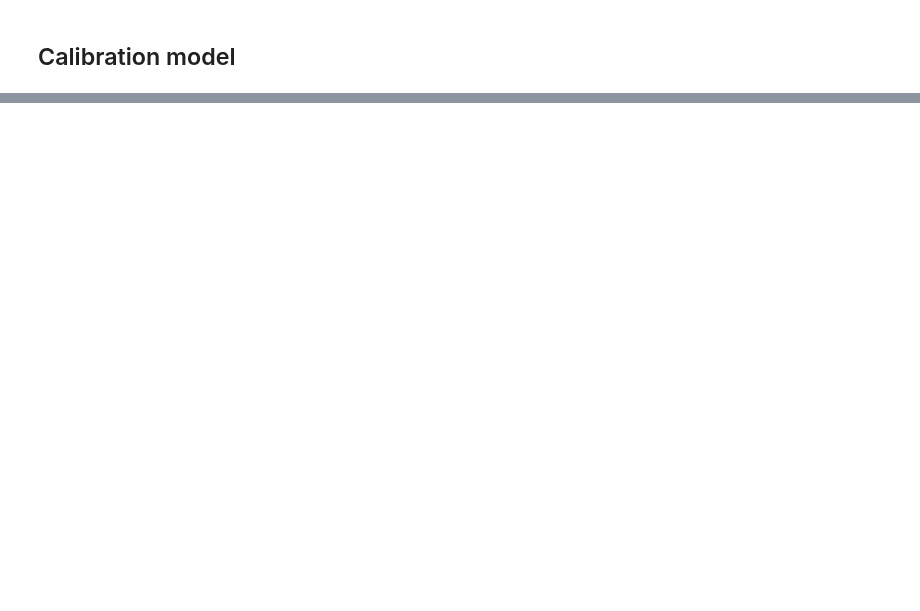
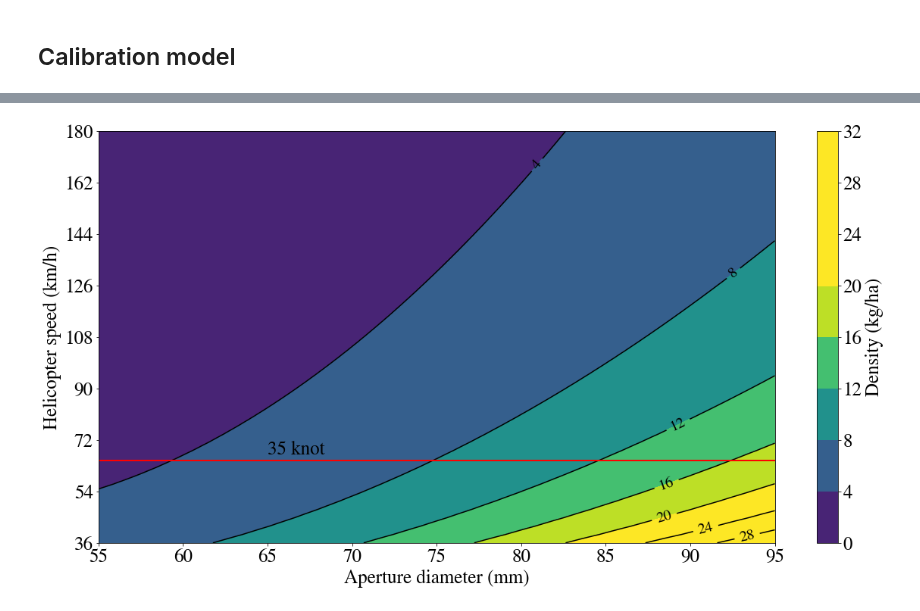
Before and after one commit to siduartep/nerd, a Jupyter notebook: examples/calibration-demo.ipynb, the cells around one changed output, grey strips where cells are left out. Saved outputs shown, nothing was run; the diff lists cells and outputs as text; code cells hidden in the pictures; blank space fills up the shorter version.

```diff
--- a/examples/calibration-demo.ipynb
+++ b/examples/calibration-demo.ipynb
@@ -69,5 +86,6 @@ plt.ylabel("Density (kg/m$^2$)");
 ## Calibration model
 # %%
 aperture_diameters_domain = np.linspace(min(aperture_diameters),max(aperture_diameters))
-helicopter_speeds_domain = np.linspace(10,40)
+helicopter_speeds_domain = np.linspace(10,50)
 density_matrix = nerd.calibration.model(aperture_diameters_domain,helicopter_speeds_domain,swath_width,nerd.density_functions.uniform,flow_rate_function)
+helicopter_speed_kmh=helicopter_speeds_domain*3.6
@@ -84,0 +105,20 @@ plt.colorbar(label="Density (hg/ha)")
+# %%
+fig, ax = plt.subplots(figsize=(20,10))
+color_contour = ax.contourf(aperture_diameters_domain, helicopter_speeds_domain, density_matrix*1e4, zorder=0, vmin=0, vmax=20)
+line_contour = ax.contour(aperture_diameters_domain, helicopter_speeds_domain, density_matrix*1e4, levels=color_contour.levels, colors='k')
+cbar = fig.colorbar(color_contour)
+ax.clabel(line_contour, line_contour.levels, inline=True, fontsize=20, fmt='%1.0f')
+plt.xlabel("Aperture diameter (mm)", size=fontsize)
+plt.ylabel("Helicopter speed (km/h)", size=fontsize)
+#plt.ylim(40/3.6, 150/3.6)
+ytickslocs = ax.get_yticks()
+y_ticks_kmh = ytickslocs*3.6
+plt.yticks(ytickslocs, y_ticks_kmh.astype(int), size=fontsize)
+plt.xticks(size=fontsize)
+cbar.ax.set_ylabel("Density (kg/ha)", size=fontsize)
+cbar.ax.tick_params(labelsize=fontsize)
+plt.axhline(18.0056, color='r', linewidth=2)
+plt.text(65, 18.6, '35 knot', size=fontsize, color='k')
+plt.savefig('contour_plot.png', dpi=300, transparent=True)
+# %% [output]
+[figure, added]
```
Also changed, not shown: parts of 9 cells of this notebook.
